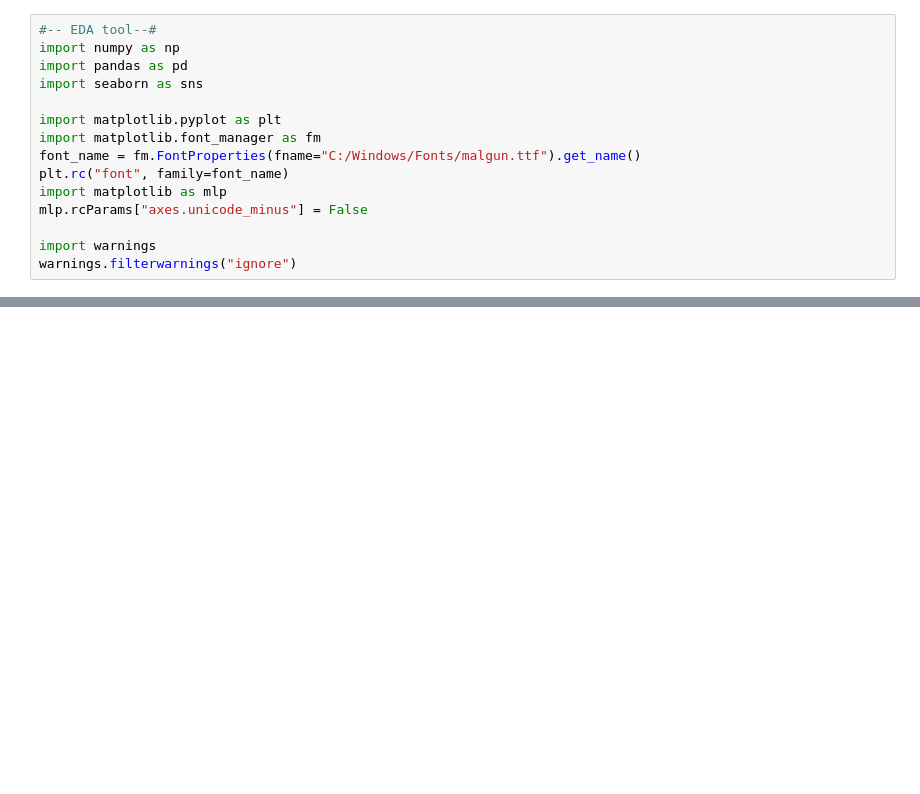
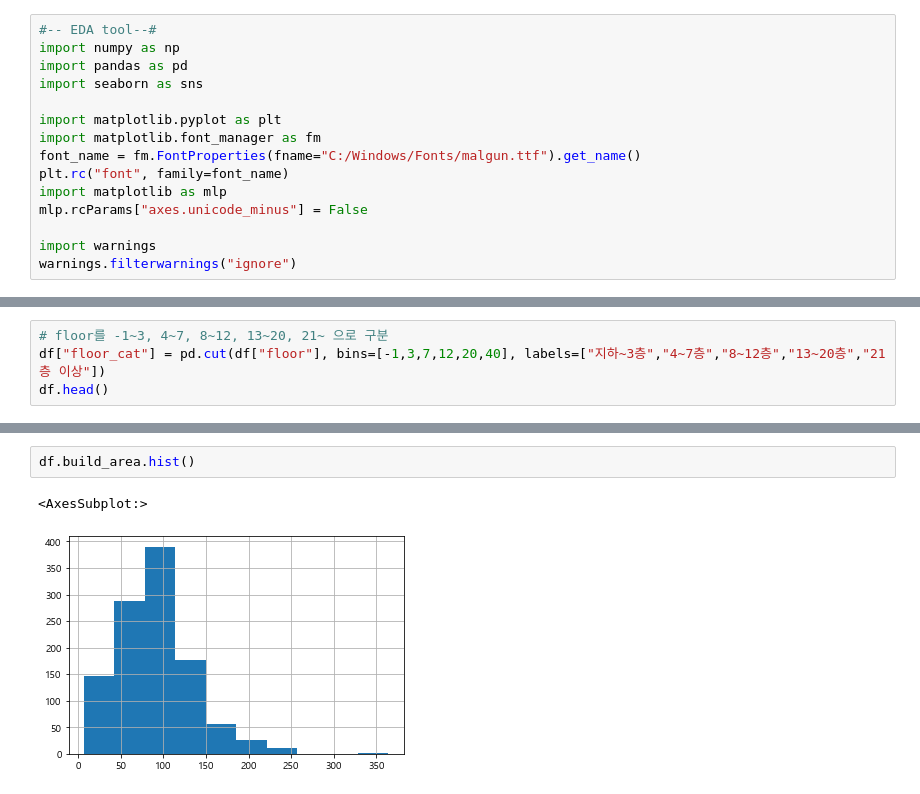
Before and after one commit to JinsolPark/final_project, a Jupyter notebook: jspark/02_데이터분석.ipynb, the cells around one changed output, grey strips where cells are left out. Saved outputs shown, nothing was run; the diff lists cells and outputs as text; blank space fills up the shorter version.

```diff
--- a/jspark/02_데이터분석.ipynb
+++ b/jspark/02_데이터분석.ipynb
@@ -59,0 +222,4 @@ comment
+# %%
+# floor를 -1~3, 4~7, 8~12, 13~20, 21~ 으로 구분
+df["floor_cat"] = pd.cut(df["floor"], bins=[-1,3,7,12,20,40], labels=["지하~3층","4~7층","8~12층","13~20층","21층 이상"])
+df.head()
@@ -59,0 +246,5 @@ comment
+# %%
+df.build_area.hist()
+# %% [output]
+<AxesSubplot:>
+[figure, added]
```
Also changed, not shown: parts of 100 cells of this notebook, 2 other files.
